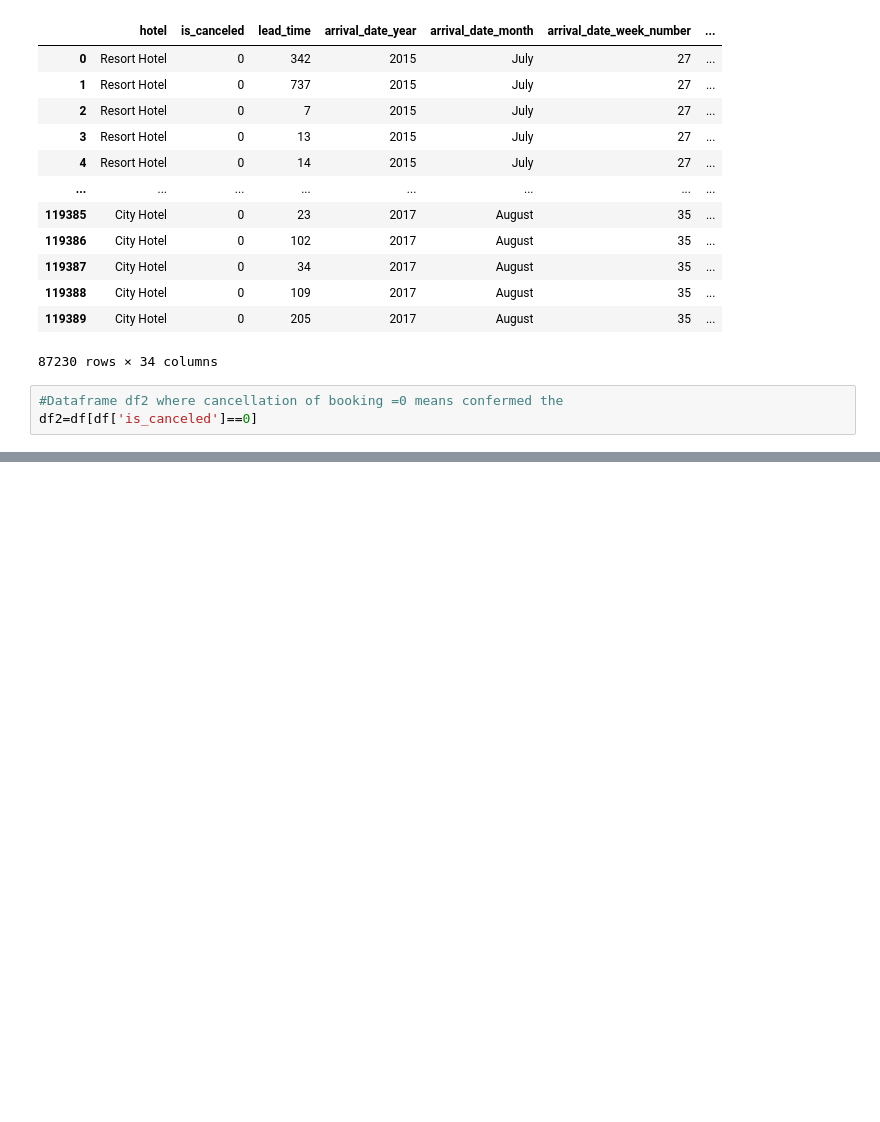
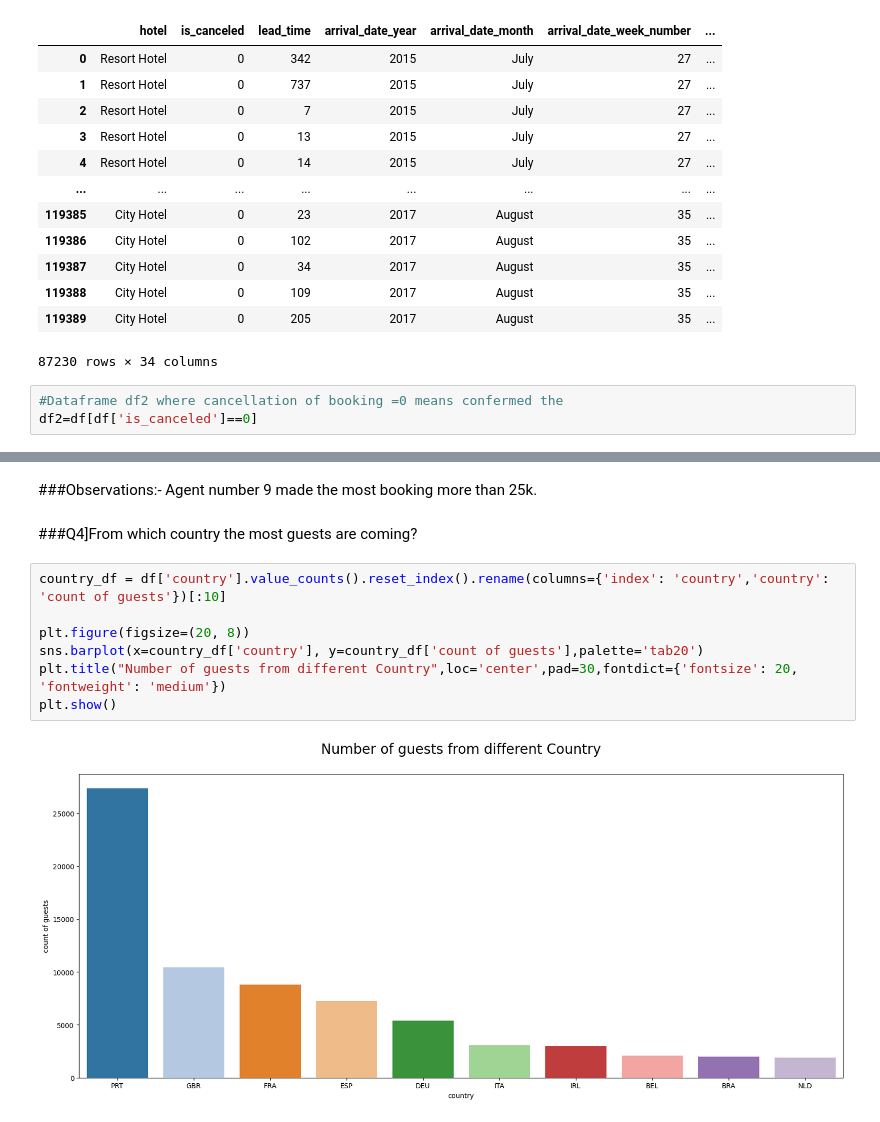
Before and after one commit to oweskhan77/Eda-on-Hotel-booking-Analysis, a Jupyter notebook: Eda_on_Hotel_Booking_Analysis_Capstone_Project.ipynb, the cells around one changed output, grey strips where cells are left out. Saved outputs shown, nothing was run; the diff lists cells and outputs as text; blank space fills up the shorter version.

```diff
--- a/Eda_on_Hotel_Booking_Analysis_Capstone_Project.ipynb
+++ b/Eda_on_Hotel_Booking_Analysis_Capstone_Project.ipynb
@@ -282,0 +333,14 @@ df2=df[df['is_canceled']==0]
+# %% [markdown]
+###Observations:-
+Agent number 9 made the most booking more than 25k.
+# %% [markdown]
+###Q4]From which country the most guests are coming?
+# %%
+country_df = df['country'].value_counts().reset_index().rename(columns={'index': 'country','country': 'count of guests'})[:10]
+
+plt.figure(figsize=(20, 8))
+sns.barplot(x=country_df['country'], y=country_df['count of guests'],palette='tab20')
+plt.title("Number of guests from different Country",loc='center',pad=30,fontdict={'fontsize': 20, 'fontweight': 'medium'})
+plt.show()
+# %% [output]
+[figure, added]
```
Also changed, not shown: parts of 39 cells of this notebook.
